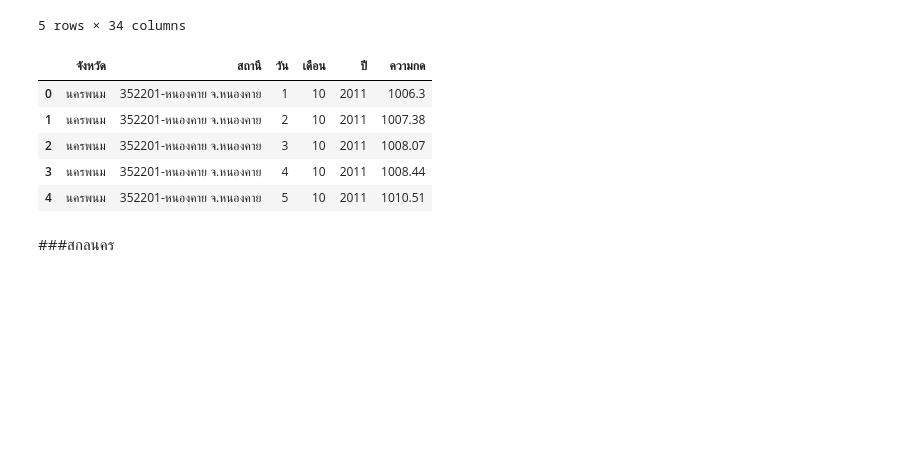
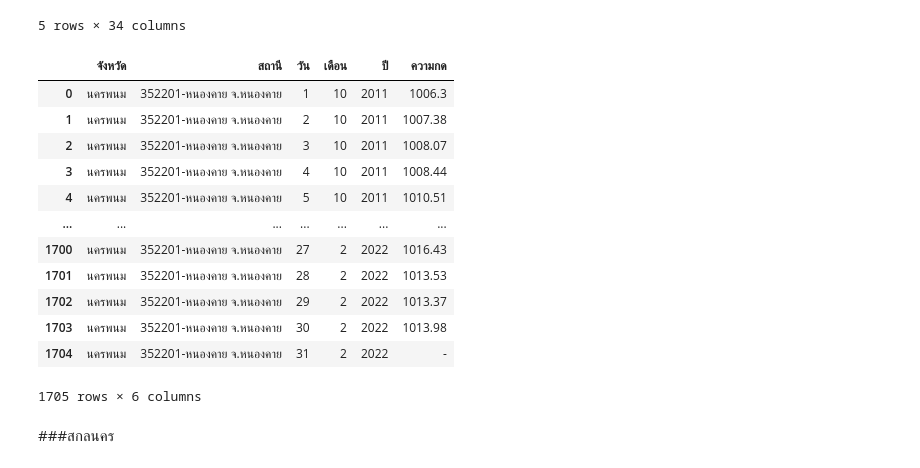
Before and after one commit to 1234567890qqqqqq/bsc_dpdm22, a Jupyter notebook: Quiz_Group_7_of_Midterm.ipynb, the cells around one changed output. Cells and saved outputs as stored; diff of their text form; code cells hidden in the pictures; blank space fills up the shorter version.

```diff
--- a/Quiz_Group_7_of_Midterm.ipynb
+++ b/Quiz_Group_7_of_Midterm.ipynb
@@ -1349,19 +615,26 @@ a2.head()
 # %%
 a2['จังหวัด'] = "นครพนม"
 a2.set_index(['จังหวัด','สถานี','เดือน/ปี'],inplace=True)
 x2 = a2.stack().reset_index()
 x2.rename(columns = {'level_3':'วัน',0:'ความกด'}, inplace = True)
 x2['เดือน'] = x2['เดือน/ปี'].dt.month
 x2['ปี'] = x2['เดือน/ปี'].dt.year
 x2_1 = x2[['จังหวัด','สถานี','วัน','เดือน','ปี','ความกด']]
-x2_1.head()
+x2_1
 # %% [output]
 |  | จังหวัด | สถานี | วัน | เดือน | ปี | ความกด |
 | 0 | นครพนม | 352201-หนองคาย จ.หนองคาย | 1 | 10 | 2011 | 1006.3 |
 | 1 | นครพนม | 352201-หนองคาย จ.หนองคาย | 2 | 10 | 2011 | 1007.38 |
 | 2 | นครพนม | 352201-หนองคาย จ.หนองคาย | 3 | 10 | 2011 | 1008.07 |
 | 3 | นครพนม | 352201-หนองคาย จ.หนองคาย | 4 | 10 | 2011 | 1008.44 |
 | 4 | นครพนม | 352201-หนองคาย จ.หนองคาย | 5 | 10 | 2011 | 1010.51 |
+| ... | ... | ... | ... | ... | ... | ... |
+| 1700 | นครพนม | 352201-หนองคาย จ.หนองคาย | 27 | 2 | 2022 | 1016.43 |
+| 1701 | นครพนม | 352201-หนองคาย จ.หนองคาย | 28 | 2 | 2022 | 1013.53 |
+| 1702 | นครพนม | 352201-หนองคาย จ.หนองคาย | 29 | 2 | 2022 | 1013.37 |
+| 1703 | นครพนม | 352201-หนองคาย จ.หนองคาย | 30 | 2 | 2022 | 1013.98 |
+| 1704 | นครพนม | 352201-หนองคาย จ.หนองคาย | 31 | 2 | 2022 | - |
+1705 rows × 6 columns
 # %% [markdown]
 ###สกลนคร
 # %%
```
Also changed, not shown: parts of 175 cells of this notebook.
